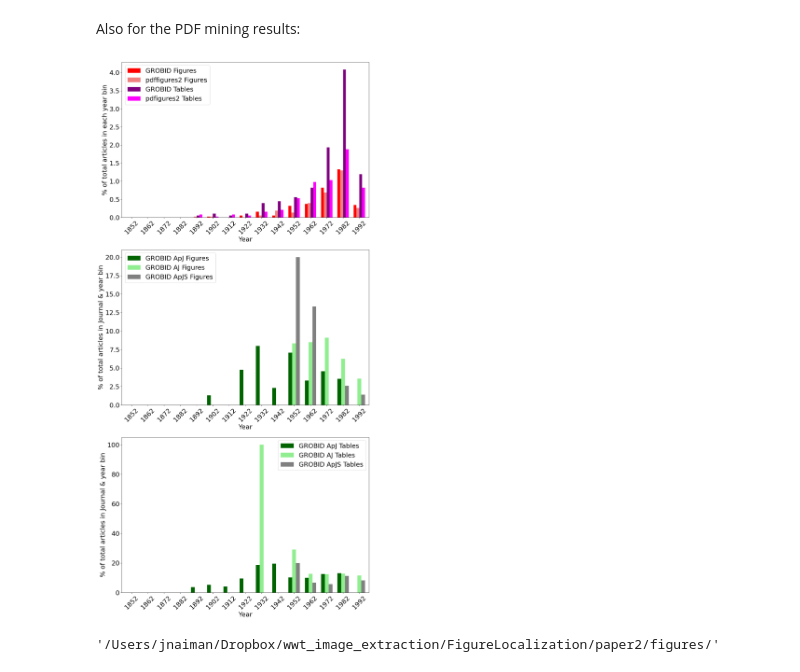
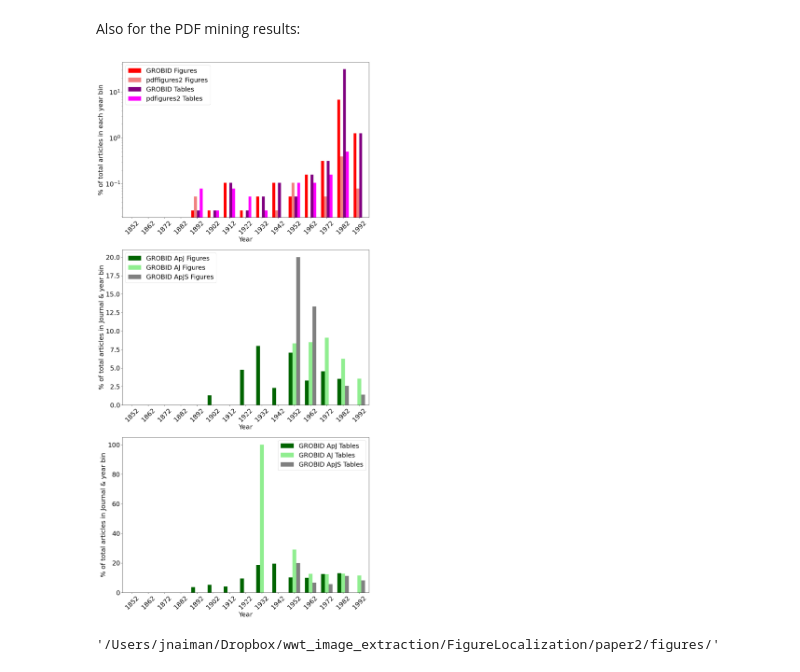
Before and after one commit to ReadingTimeMachine/digitization_at_high_localization, a Jupyter notebook: year_class_fig.ipynb, the cells around one changed output. Saved outputs shown, nothing was run; the diff lists cells and outputs as text; code cells hidden in the pictures.

```diff
--- a/year_class_fig.ipynb
+++ b/year_class_fig.ipynb
@@ -673,6 +673,9 @@ no_repeat_figs_roman = mono_figs_p2.copy();
 no_repeat_tabs_num = mono_figs_p2.copy()
 no_repeat_tabs_roman = mono_figs_p2.copy()
 
+found_figs = []
+found_tables = []
+
 art_save_pdf= []
 years = []
 names = []
@@ -683,6 +686,7 @@ names = []
 # nums = [1,2,3,4, 9, 5, 6, 7, 8, 10, 11, 12, 13, 14, 19, 15, 16, 18, 20, 22, 29, 25, 26, 27, 28,
 #         30, 31, 32, 34, 39, 36, 37]
 for ip,p in enumerate(pdf2list):
+    figs_found_here = []; tabs_found_here = []
     art_save_pdf.append(p.split('/')[-1].split('_')[0][4:])
     if ip%500 == 0: print('on', ip, 'of', len(pdf2list)-1)
     years.append(int(p.split('/')[-1][:4]))
@@ -714,6 +718,9 @@ for ip,p in enumerate(pdf2list):
             else:
                 fnames.append(-1)
             ftype.append(fig['figType'].lower())
+            if fig['figType'].lower()
+                figs_found_here.append(name)
+
         if 'figure' in fnames:
             has_figs_p2[ip] += 1
         if 'table' in fnames:
@@ -866,9 +896,11 @@ for iy,y in enumerate(years[:-1]):
         # totals[iy]=len(inds)
         # mono_figs[iy] = np.sum(df_pdf2['mono2_figs'].values[inds])/totals[iy]*100
         # mono_tabs[iy] = np.sum(df_pdf2['mono2_tabs'].values[inds])/totals[iy]*100
-        mono_figs[iy] = np.sum(df_pdf2['mono2_figs'].values[inds])/len(df_pdf2)*100
+        #mono_figs[iy] = np.sum(df_pdf2['mono2_figs'].values[inds])/len(df_pdf2)*100
+        mono_figs[iy] = np.sum(df_pdf2['mono_figs_either'].values[inds])/len(df_pdf2)*100
         if mono_figs[iy]>3: import sys; sys.exit()
-        mono_tabs[iy] = np.sum(df_pdf2['mono2_tabs'].values[inds])/len(df_pdf2)*100
+        #mono_tabs[iy] = np.sum(df_pdf2['mono2_tabs'].values[inds])/len(df_pdf2)*100
+        mono_tabs[iy] = np.sum(df_pdf2['mono_tabs_either'].values[inds])/len(df_pdf2)*100
     yearsOut.append(datetime.strptime(str(int(y)), "%Y"))
     for j,mj,tj in zip(journals,mono_figs_j,mono_tabs_j):
         dfpdfh = df_pdf2.loc[df_pdf2['article']==j]
@@ -1132,9 +1227,11 @@ for iy,y in enumerate(years[:-1]):
         #totals[iy]=len(inds)
         #mono_figs[iy] = np.sum(dfgrobid['mono2_figs'].values[inds])/totals[iy]*100
         #mono_tabs[iy] = np.sum(dfgrobid['mono2_tabs'].values[inds])/totals[iy]*100
-        mono_figs[iy] = np.sum(dfgrobid['mono2_figs'].values[inds])/len(dfgrobid)*100
+        #mono_figs[iy] = np.sum(dfgrobid['mono2_figs'].values[inds])/len(dfgrobid)*100
+        mono_figs[iy] = np.sum(dfgrobid['mono_figs_either'].values[inds])/len(dfgrobid)*100
         if mono_figs[iy] > 7: import sys; sys.exit()
-        mono_tabs[iy] = np.sum(dfgrobid['mono2_tabs'].values[inds])/len(dfgrobid)*100
+        #mono_tabs[iy] = np.sum(dfgrobid['mono2_tabs'].values[inds])/len(dfgrobid)*100
+        mono_tabs[iy] = np.sum(dfgrobid['mono_tabs_either'].values[inds])/len(dfgrobid)*100
     yearsOut.append(datetime.strptime(str(int(y)), "%Y"))
     for j,mj,tj in zip(journals,mono_figs_j,mono_tabs_j):
         dfpdfh = dfgrobid.loc[dfgrobid['article']==j]
@@ -1352,34 +1449,35 @@ colors = ['red','lightcoral','purple','magenta']
 #yorder = ['GROBID Figures','GROBID Tables','pdffigures2 Figures','pdfigures2 Tables']
 yorder = ['GROBID Figures','pdffigures2 Figures', 'GROBID Tables','pdfigures2 Tables']
 dfpdf.plot(kind='bar',y=yorder,
            stacked=False, ax=ax[0],color=colors,width=0.7)
 
 ax[0].set_xticklabels([x.strftime("%Y") for x in dfpdf.index], rotation=45)
 ax[0].set_ylabel('% of total articles in each year bin')
 ax[0].set_xlabel('Year')
+ax[0].set_yscale('log')
 
 colors=['darkgreen','lightgreen','gray']
 dfpdf.plot(kind='bar',y=['GROBID ApJ Figures','GROBID AJ Figures','GROBID ApJS Figures'],
            stacked=False, ax=ax[1],color=colors,width=0.7)
 ax[1].set_xticklabels([x.strftime("%Y") for x in dfpdf.index], rotation=45)
 ax[1].set_ylabel('% of total articles in Journal & year bin')
 ax[1].set_xlabel('Year')
 
 colors=['darkgreen','lightgreen','gray']
 dfpdf.plot(kind='bar',y=['GROBID ApJ Tables','GROBID AJ Tables','GROBID ApJS Tables'],
            stacked=False, ax=ax[2],color=colors,width=0.7)
 ax[2].set_xticklabels([x.strftime("%Y") for x in dfpdf.index], rotation=45)
 ax[2].set_ylabel('% of total articles in Journal & year bin')
 ax[2].set_xlabel('Year')
 
 fig.tight_layout()
 
 #fig.savefig(fig_save_dir + 'year_pdf_parsible_distribution_new.png')
 fig.savefig(fig_save_dir + 'year_pdf_parsible_distribution_newparser.pdf')
 
 plt.show()
 # %% [output]
-[figure, old version]
+[figure, new version]
 # %%
 fig_save_dir
 # %% [output]
```
Also changed, not shown: parts of 15 cells of this notebook, 6 other files.
